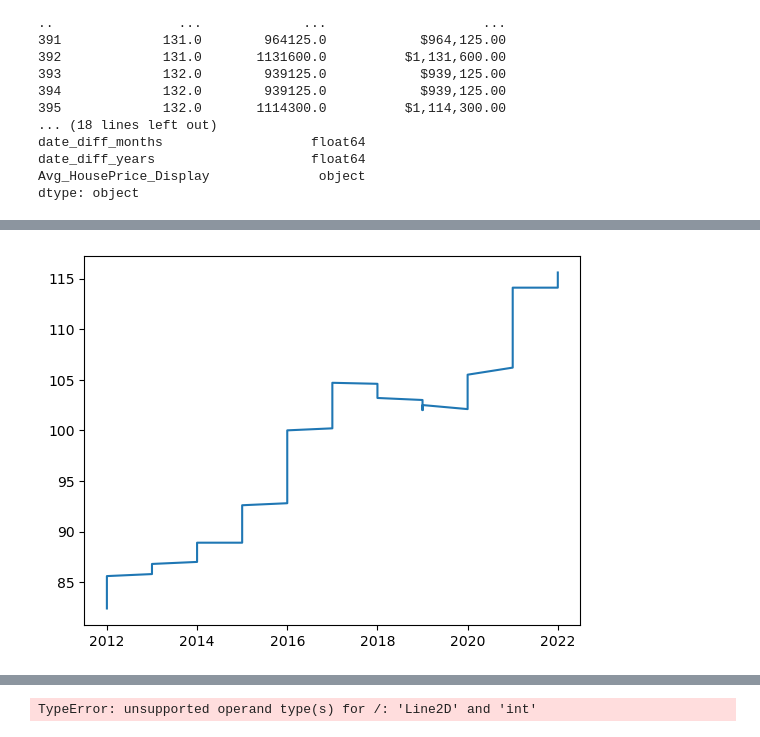
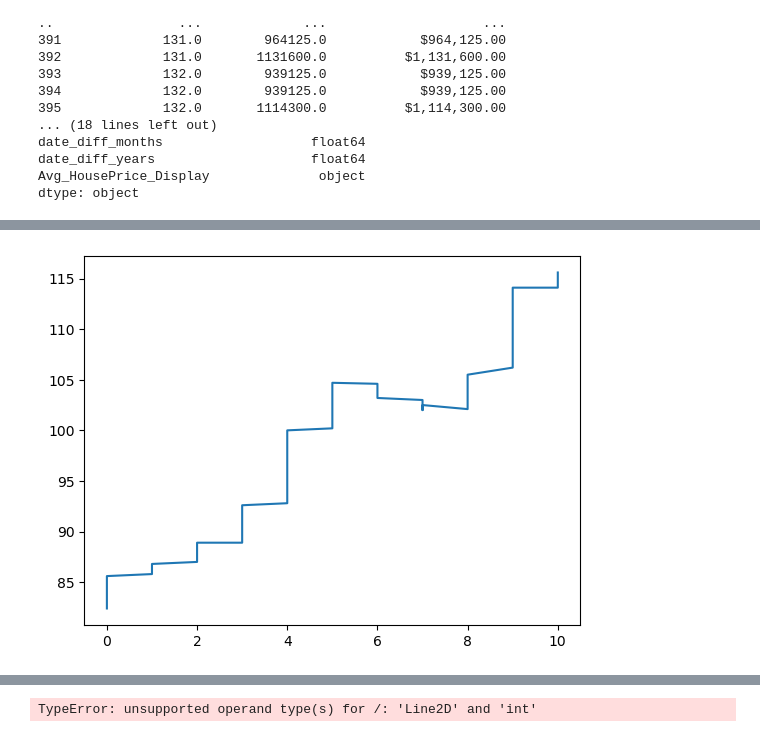
Before and after one commit to Ao-27/Project1_Group1_HousingMarket, a Jupyter notebook: group1_housing_solution.ipynb, the cells around one changed output, grey strips where cells are left out. Cells and saved outputs as stored; diff of their text form; code cells hidden in the pictures.

```diff
--- a/group1_housing_solution.ipynb
+++ b/group1_housing_solution.ipynb
@@ -735,12 +735,12 @@ print(StatsCan_Final_City_Filtered_DF)
 
 [1527 rows x 5 columns]
 # %%
-RIGHT_to_Final_City_Filtered_DF = pd.merge( Final_City_Filtered_DF ,avg_hp_df,
+Inner_to_Final_City_Filtered_DF = pd.merge( Final_City_Filtered_DF ,avg_hp_df,
 how='right',
 left_on=['Year','Month',"City_Region"],
 right_on=['HousePrice_Year','HousePrice_Month',"HP_City_Region"])
 
-print(RIGHT_to_Final_City_Filtered_DF)
+print(Inner_to_Final_City_Filtered_DF)
 # %% [output]
      Year Month City_Region           Province NewHousePrice_Index_Type  \
 0    2012    01    Montréal             Quebec   Total (house and land)
@@ -771,11 +771,11 @@ print(RIGHT_to_Final_City_Filtered_DF)
 #Remember to comment that our $ costs are "approximations" ... due to needing the baseprice assumptions.
 # %%
 #Max + Min date columns created here for the "RIGHT" dataframe['DATE'] column ...
-right_max_date = RIGHT_to_Final_City_Filtered_DF['DATE'].max()
-right_min_date = RIGHT_to_Final_City_Filtered_DF['DATE'].min()
+right_max_date = Inner_to_Final_City_Filtered_DF['DATE'].max()
+right_min_date = Inner_to_Final_City_Filtered_DF['DATE'].min()
 
 #Establishes key variable for axis plotting on our INDEX and Avg_Price trend diagrams.
-date_diff = RIGHT_to_Final_City_Filtered_DF['DATE'] - right_min_date
+date_diff = Inner_to_Final_City_Filtered_DF['DATE'] - right_min_date
 
 #Leverages the above calculation to transform the datapoint into Months rather than the literal Days.
 date_diff_months = date_diff.dt.days // 30
@@ -803,15 +803,15 @@ Name: DATE, Length: 396, dtype: int64
 Name: DATE, Length: 396, dtype: int64
 # %%
 #Firstly, Max + Min date columns created here for the "RIGHT" dataframe['DATE'] column ...
-RIGHT_to_Final_City_Filtered_DF['right_max_date'] = right_max_date
-RIGHT_to_Final_City_Filtered_DF['right_min_date'] = right_min_date
+Inner_to_Final_City_Filtered_DF['right_max_date'] = right_max_date
+Inner_to_Final_City_Filtered_DF['right_min_date'] = right_min_date
 
 #Secondly, another column for a DateDiff by MIN year to ['DATE'] column
-RIGHT_to_Final_City_Filtered_DF['date_diff_months'] = date_diff_months #+ 1    #Removed "plus 1" to keep data true and the "+1" can be added within the plotting code blocks if needed.
-RIGHT_to_Final_City_Filtered_DF['date_diff_years'] = date_diff_years
+Inner_to_Final_City_Filtered_DF['date_diff_months'] = date_diff_months #+ 1    #Removed "plus 1" to keep data true and the "+1" can be added within the plotting code blocks if needed.
+Inner_to_Final_City_Filtered_DF['date_diff_years'] = date_diff_years
 
 #Confirm that the data can successfully be observed within the Core Analysis_DF to enable our plotting.
-RIGHT_to_Final_City_Filtered_DF
+Inner_to_Final_City_Filtered_DF
 # %% [output]
 |  | Year | Month | City_Region | Province | NewHousePrice_Index_Type | UOM | VALUE | STATUS | DECIMALS | ... |
 | 0 | 2012 | 01 | Montréal | Quebec | Total (house and land) | Index, 201612=100 | 96.5 | NaN | 1 | ... |
@@ -861,27 +861,27 @@ dtype: object
 #Converting the Avg_HousePrice to Float
 #1st need to replace any "," values from the string to enable to_numeric or float conversions.
 #Approach via URL => https://stackoverflow.com/questions/28986489/how-to-replace-text-in-a-string-column-of-a-pandas-dataframe
-RIGHT_to_Final_City_Filtered_DF['Avg_HousePrice'] = RIGHT_to_Final_City_Filtered_DF['Avg_HousePrice'].astype('string').str.replace(',', '',regex=True)
+Inner_to_Final_City_Filtered_DF['Avg_HousePrice'] = Inner_to_Final_City_Filtered_DF['Avg_HousePrice'].astype('string').str.replace(',', '',regex=True)
 
 #leveraging pd.Series() approach via => https://stackoverflow.com/questions/16729483/converting-strings-to-floats-in-a-dataframe
 
 #Execute the conversion to float for the plotting needs.
 #NOTE for Team => making the code more easy to follow and robust by adding the ".astype('string')" even though as already know it is ... it is very easy to forget since the "int64"(date_diff_months) .. wouldn't go to float without me setting it to "string".
-RIGHT_to_Final_City_Filtered_DF['Year'] = pd.Series(RIGHT_to_Final_City_Filtered_DF['Year'].astype('string')).astype(float)
-RIGHT_to_Final_City_Filtered_DF['Month'] = pd.Series(RIGHT_to_Final_City_Filtered_DF['Month'].astype('string')).astype(float)
-RIGHT_to_Final_City_Filtered_DF['Avg_HousePrice'] = pd.Series(RIGHT_to_Final_City_Filtered_DF['Avg_HousePrice'].astype('string')).astype(float)
-RIGHT_to_Final_City_Filtered_DF['date_diff_months'] = pd.Series(RIGHT_to_Final_City_Filtered_DF['date_diff_months'].astype('string')).astype(float)
-RIGHT_to_Final_City_Filtered_DF['date_diff_years'] = pd.Series(RIGHT_to_Final_City_Filtered_DF['date_diff_years'].astype('string')).astype(float)
+Inner_to_Final_City_Filtered_DF['Year'] = pd.Series(Inner_to_Final_City_Filtered_DF['Year'].astype('string')).astype(float)
+Inner_to_Final_City_Filtered_DF['Month'] = pd.Series(Inner_to_Final_City_Filtered_DF['Month'].astype('string')).astype(float)
+Inner_to_Final_City_Filtered_DF['Avg_HousePrice'] = pd.Series(Inner_to_Final_City_Filtered_DF['Avg_HousePrice'].astype('string')).astype(float)
+Inner_to_Final_City_Filtered_DF['date_diff_months'] = pd.Series(Inner_to_Final_City_Filtered_DF['date_diff_months'].astype('string')).astype(float)
+Inner_to_Final_City_Filtered_DF['date_diff_years'] = pd.Series(Inner_to_Final_City_Filtered_DF['date_diff_years'].astype('string')).astype(float)
 
 #Create Display column separate to "calculate plots with" Column.
-RIGHT_to_Final_City_Filtered_DF['Avg_HousePrice_Display'] = pd.Series(RIGHT_to_Final_City_Filtered_DF['Avg_HousePrice']).astype(float).map("${:,.2f}".format)
+Inner_to_Final_City_Filtered_DF['Avg_HousePrice_Display'] = pd.Series(Inner_to_Final_City_Filtered_DF['Avg_HousePrice']).astype(float).map("${:,.2f}".format)
 
 #Print output to discuss with team. Code leveraged via URL => https://stackoverflow.com/questions/50406466/print-2-columns-in-python
 #print(RIGHT_to_Final_City_Filtered_DF['Avg_HousePrice'])
 #print(RIGHT_to_Final_City_Filtered_DF['Avg_HousePrice_Display'])
 
-print('AsType_Validations = {}'.format(RIGHT_to_Final_City_Filtered_DF.loc[:, ['date_diff_months','Avg_HousePrice', 'Avg_HousePrice_Display']]))
-print(RIGHT_to_Final_City_Filtered_DF.dtypes)
+print('AsType_Validations = {}'.format(Inner_to_Final_City_Filtered_DF.loc[:, ['date_diff_months','Avg_HousePrice', 'Avg_HousePrice_Display']]))
+print(Inner_to_Final_City_Filtered_DF.dtypes)
 # %% [output]
 AsType_Validations =      date_diff_months  Avg_HousePrice Avg_HousePrice_Display
 0                 0.0        420950.0            $420,950.00
@@ -955,10 +1014,10 @@ Name: VALUE, Length: 132, dtype: float64
 # %%
 StatsCan_Toronto_Plot = plt.plot(
-    RIGHT_to_Final_City_Filtered_DF.loc[(RIGHT_to_Final_City_Filtered_DF["UOM"]=="Index, 201612=100") & (RIGHT_to_Final_City_Filtered_DF["NewHousePrice_Index_Type"]=="Total (house and land)") & (RIGHT_to_Final_City_Filtered_DF["City_Region"]=="Toronto"),"Year"]
+    Inner_to_Final_City_Filtered_DF.loc[(Inner_to_Final_City_Filtered_DF["UOM"]=="Index, 201612=100") & (Inner_to_Final_City_Filtered_DF["NewHousePrice_Index_Type"]=="Total (house and land)") & (Inner_to_Final_City_Filtered_DF["City_Region"]=="Toronto"),'date_diff_years' ]  # "Year"]
      ,
-     RIGHT_to_Final_City_Filtered_DF.loc[(RIGHT_to_Final_City_Filtered_DF["UOM"]=="Index, 201612=100") & (RIGHT_to_Final_City_Filtered_DF["City_Region"]=="Toronto"),"VALUE"])
+     Inner_to_Final_City_Filtered_DF.loc[(Inner_to_Final_City_Filtered_DF["UOM"]=="Index, 201612=100") & (Inner_to_Final_City_Filtered_DF["City_Region"]=="Toronto"),"VALUE"])
 
 #Simpler approach taken using URL => https://realpython.com/pandas-plot-python/
 #Very code heavy and likely not as dynamic as expected to plot all 3 lines together.
 # %% [output]
-[figure, old version]
+[figure, new version]
```
Also changed, not shown: parts of 17 cells of this notebook.
